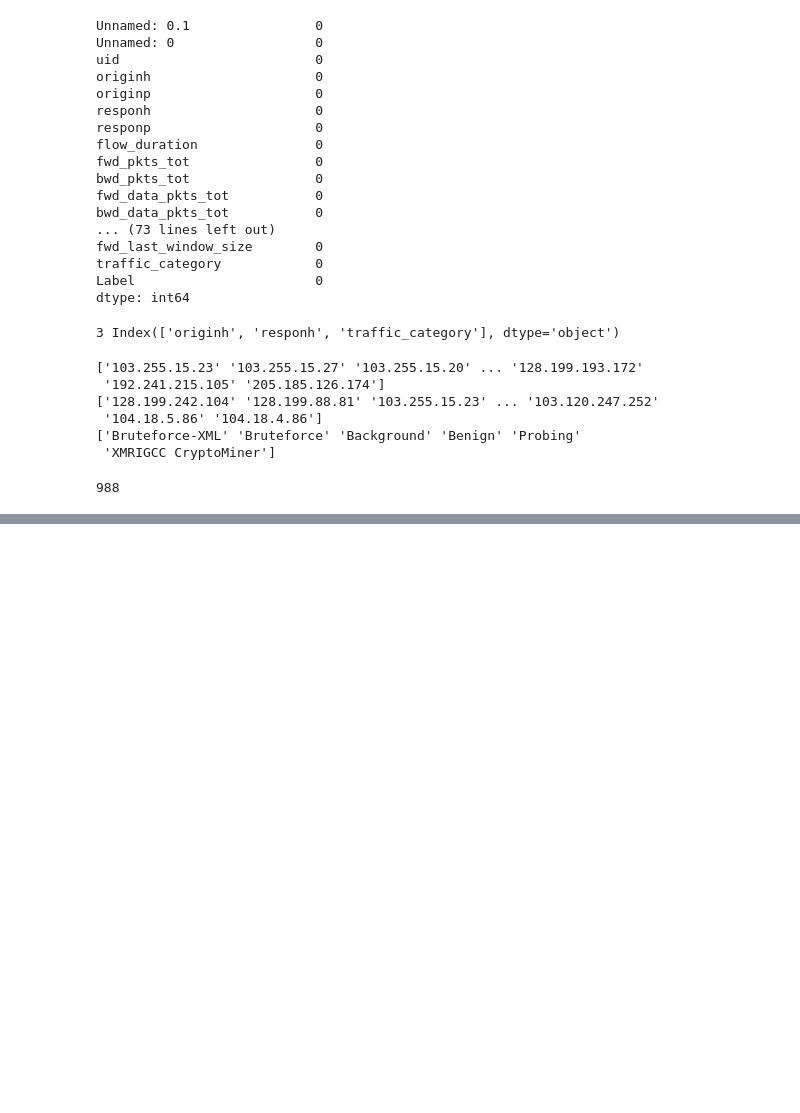
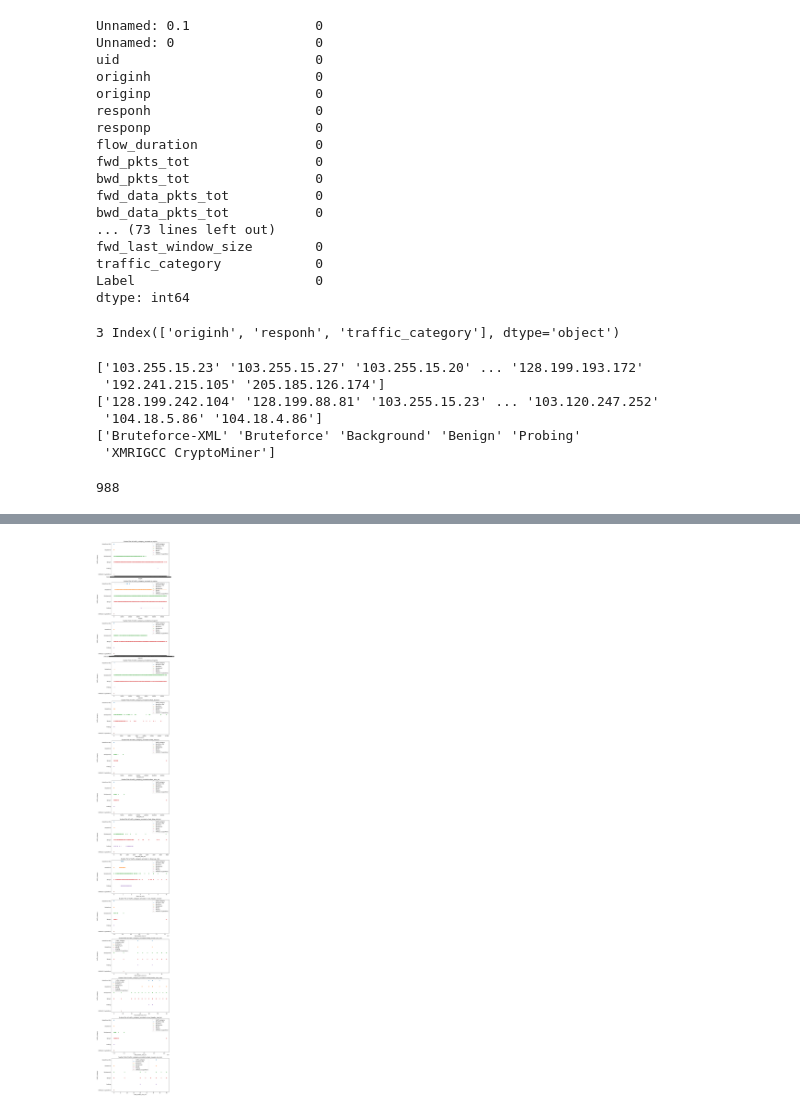
Before and after one commit to yosualatuputty/ClubHoki_DM, a Jupyter notebook: Latihan/Latihan Pak Rizal/Latihan Soal Pak Rizal_Preprocessing_EDA.ipynb, the cells around one changed output, grey strips where cells are left out. Drawn from its saved outputs; the diff is of its cells as text; code cells hidden in the pictures; blank space fills up the shorter version.

```diff
--- a/Latihan/Latihan Pak Rizal/Latihan Soal Pak Rizal_Preprocessing_EDA.ipynb
+++ b/Latihan/Latihan Pak Rizal/Latihan Soal Pak Rizal_Preprocessing_EDA.ipynb
@@ -88,0 +149,20 @@ print(num_duplicate_ips)
+# %%
+columns_to_compare = [col for col in data_pake.columns if col not in ['traffic_category_encoded', 'traffic_category']]
+
+# Buat subplots untuk setiap kolom
+fig, axes = plt.subplots(nrows=len(columns_to_compare), ncols=1, figsize=(10, 5 * len(columns_to_compare)))
+
+# Jika hanya ada satu subplot, ax adalah array, jadi kita perlu menangani itu secara khusus
+if len(columns_to_compare) == 1:
+    axes = [axes]
+
+for ax, col in zip(axes, columns_to_compare):
+    sns.scatterplot(x=data_pake[col], y=data_pake['traffic_category'], hue=data_pake['traffic_category'], ax=ax)
+    ax.set_title(f'Scatter Plot of traffic_category_encoded vs {col}')
+    ax.set_xlabel(col)
+    ax.set_ylabel('traffic_category')
+
+plt.tight_layout()
+plt.show()
+# %% [output]
+[figure, added]
```
Also changed, not shown: parts of 6 cells of this notebook.
